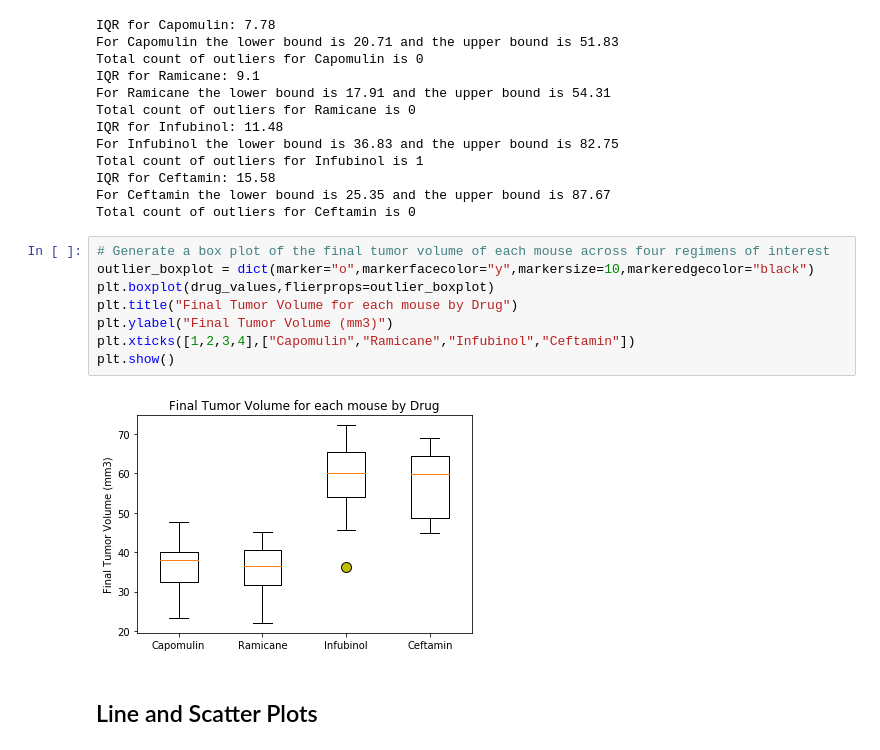
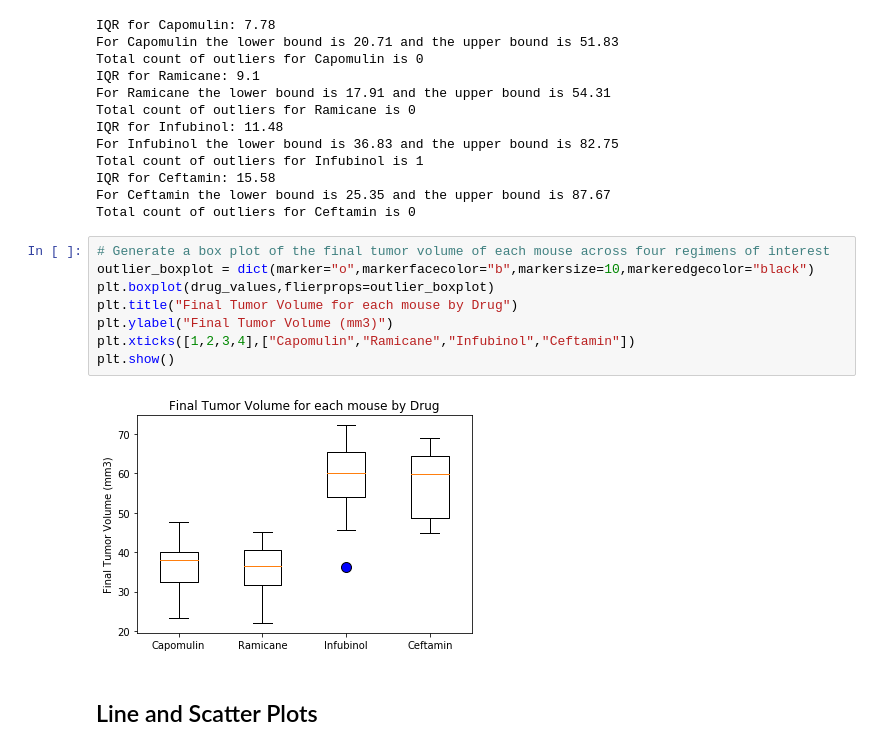
Before and after one commit to khartmann5/Matplotlib-Pymaceuticals, a Jupyter notebook: pymaceuticals_KH.ipynb, the cells around one changed output. Saved outputs shown, nothing was run; the diff lists cells and outputs as text.

```diff
--- a/pymaceuticals_KH.ipynb
+++ b/pymaceuticals_KH.ipynb
@@ -311,14 +311,14 @@ For Ceftamin the lower bound is 25.35 and the upper bound is 87.67
 Total count of outliers for Ceftamin is 0
 # %%
 # Generate a box plot of the final tumor volume of each mouse across four regimens of interest
-outlier_boxplot = dict(marker="o",markerfacecolor="y",markersize=10,markeredgecolor="black")
+outlier_boxplot = dict(marker="o",markerfacecolor="b",markersize=10,markeredgecolor="black")
 plt.boxplot(drug_values,flierprops=outlier_boxplot)
 plt.title("Final Tumor Volume for each mouse by Drug")
 plt.ylabel("Final Tumor Volume (mm3)")
 plt.xticks([1,2,3,4],["Capomulin","Ramicane","Infubinol","Ceftamin"])
 plt.show()
 # %% [output]
-[figure, old version]
+[figure, new version]
 # %% [markdown]
 ## Line and Scatter Plots
 # %%
```
Also changed, not shown: parts of 3 cells of this notebook.
